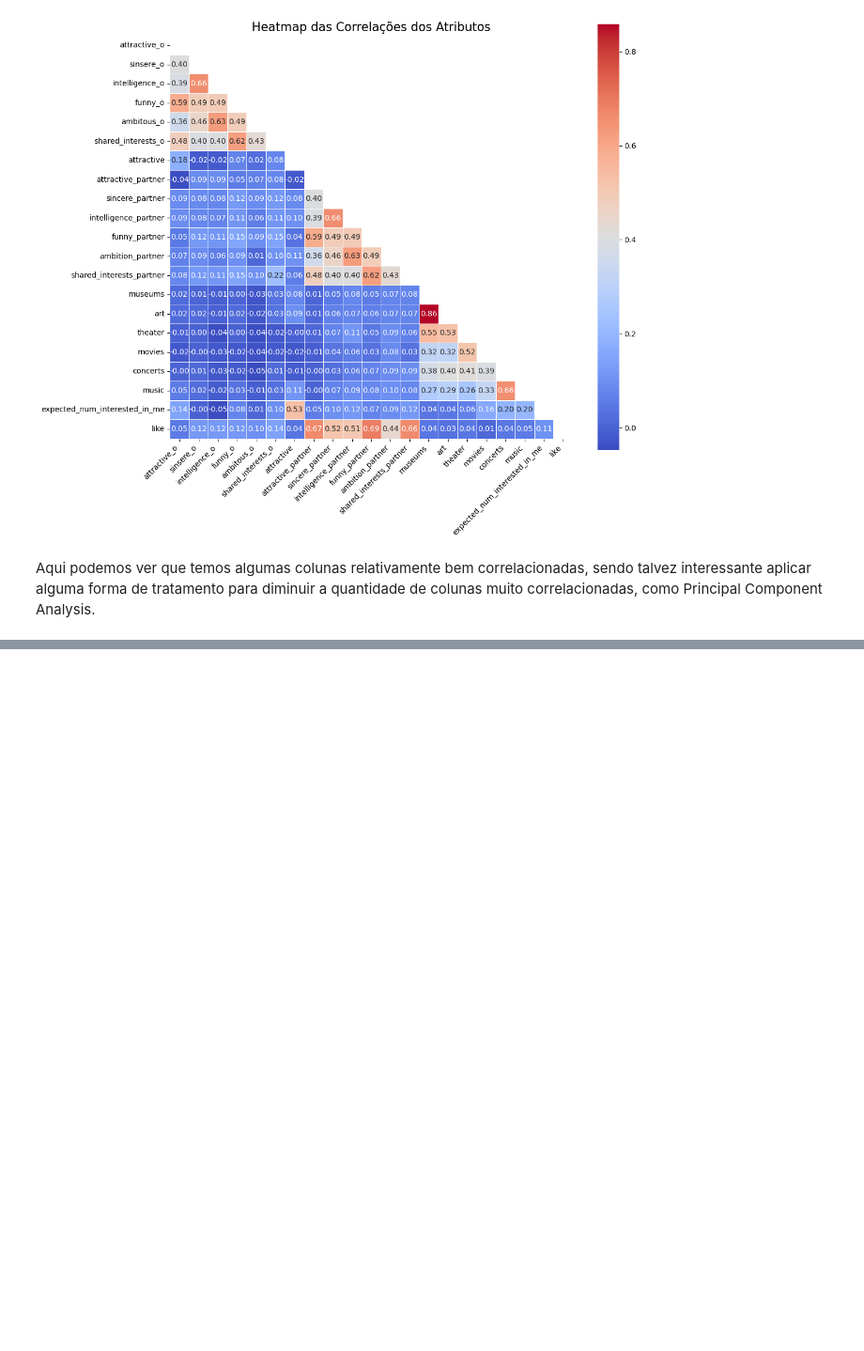
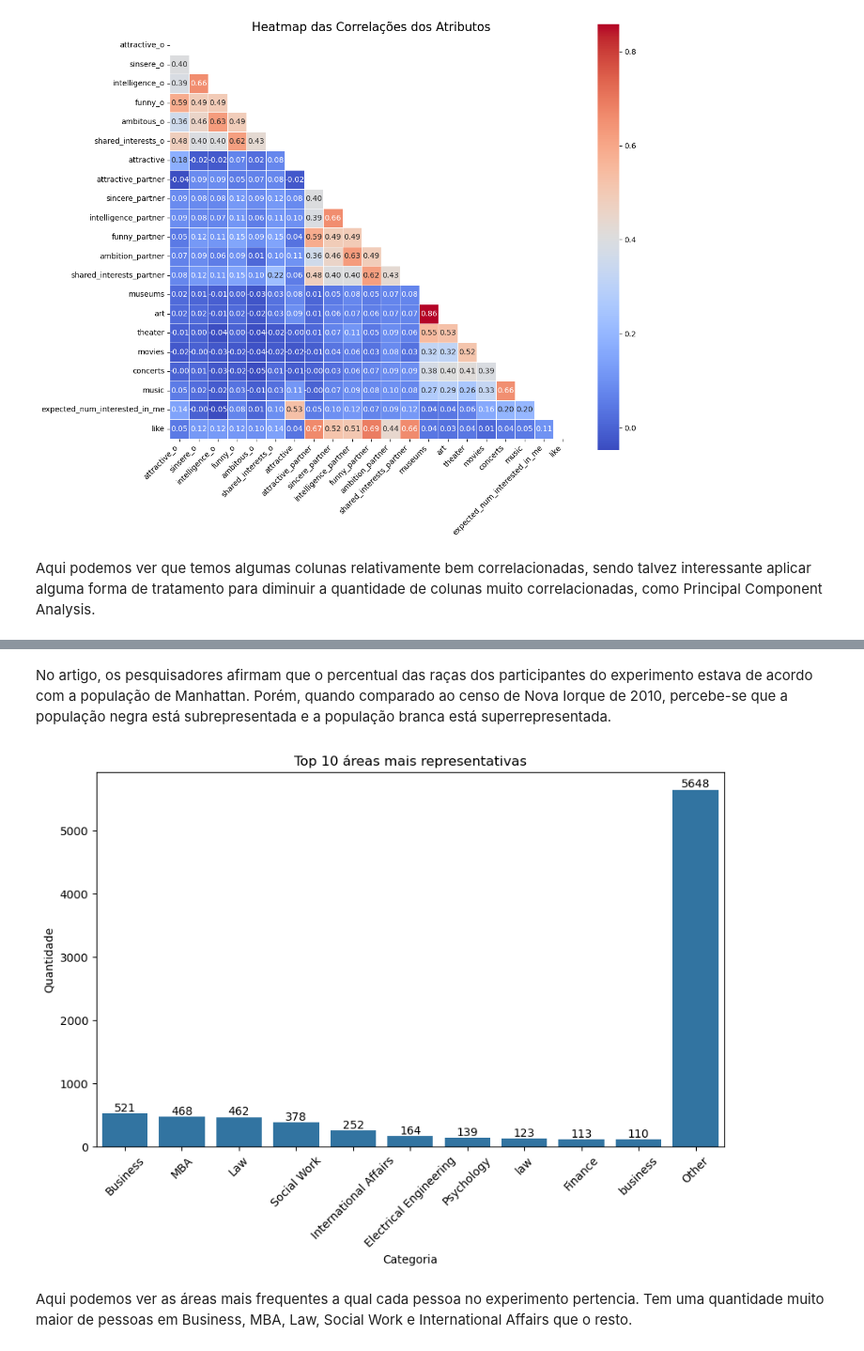
Before and after one commit to FrederickAlmeida/SpeedDating, a Jupyter notebook: EDA.ipynb, the cells around one changed output, grey strips where cells are left out. Shown at 94% size. Saved outputs shown, nothing was run; the diff lists cells and outputs as text; code cells hidden in the pictures; blank space fills up the shorter version.

```diff
--- a/EDA.ipynb
+++ b/EDA.ipynb
@@ -241,0 +322,24 @@ Aqui podemos ver que temos algumas colunas relativamente bem correlacionadas, se
+# %% [markdown]
+No artigo, os pesquisadores afirmam que o percentual das raças dos participantes do experimento estava de acordo com a população de Manhattan. Porém, quando comparado ao censo de Nova Iorque de 2010, percebe-se que a população negra está subrepresentada e a população branca está superrepresentada.
+# %%
+top_n = 10
+
+# qtd de ocorrencias
+top_categories = df['field'].value_counts().nlargest(top_n)
+
+# nova colina com as categorias mais frequentes
+df['field_grouped'] = df['field'].apply(lambda x: x if x in top_categories.index else "Other")
+
+plt.figure(figsize=(10, 6))
+ax = sns.countplot(data=df, x='field_grouped', order=top_categories.index.tolist() + ["Other"])
+for container in ax.containers:
+    ax.bar_label(container)
+plt.xticks(rotation=45)
+plt.xlabel("Categoria")
+plt.ylabel("Quantidade")
+plt.title(f"Top 10 áreas mais representativas")
+plt.show()
+# %% [output]
+[figure, added]
+# %% [markdown]
+Aqui podemos ver as áreas mais frequentes a qual cada pessoa no experimento pertencia. Tem uma quantidade muito maior de pessoas em Business, MBA, Law, Social Work e International Affairs que o resto.
```
Also changed, not shown: parts of 8 cells of this notebook.
